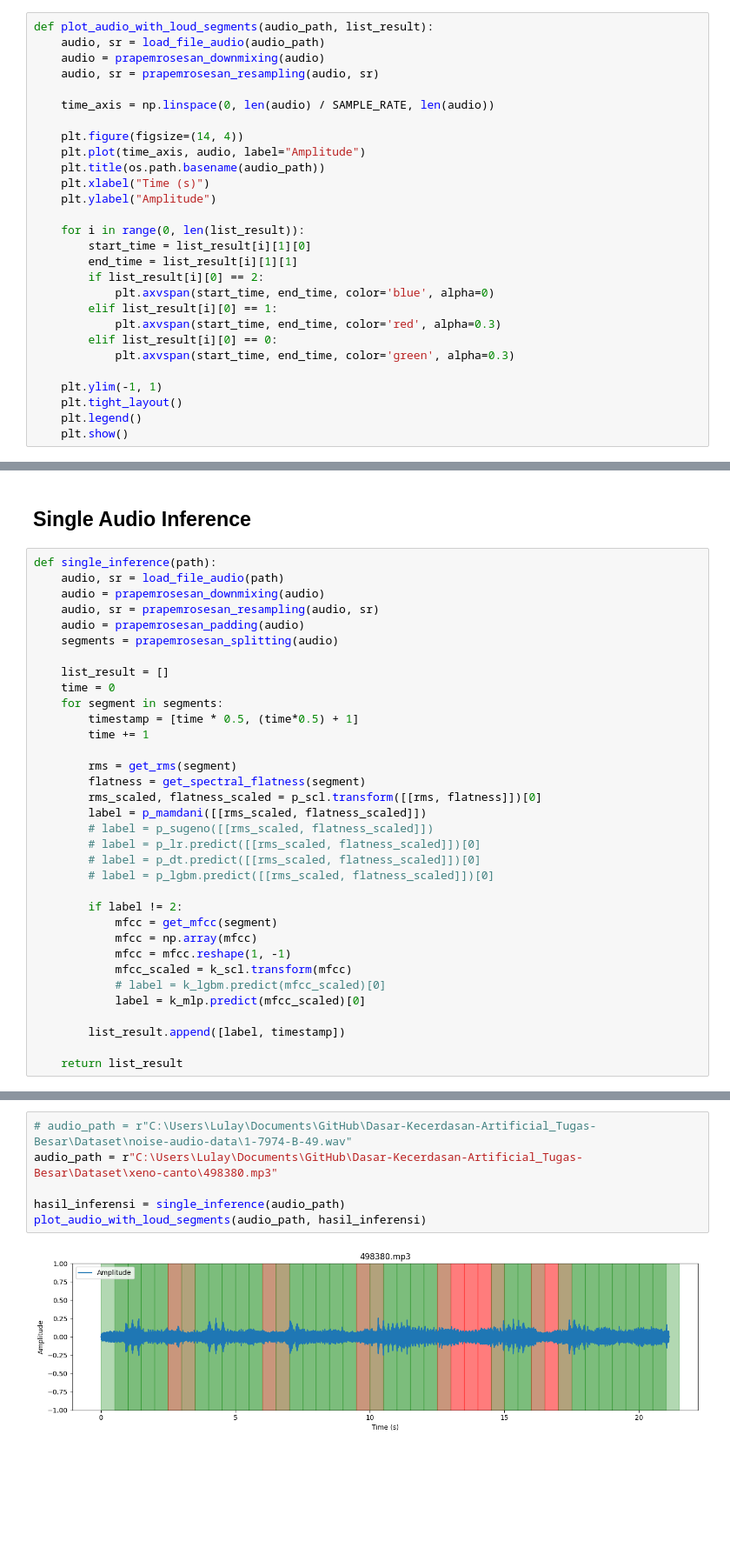
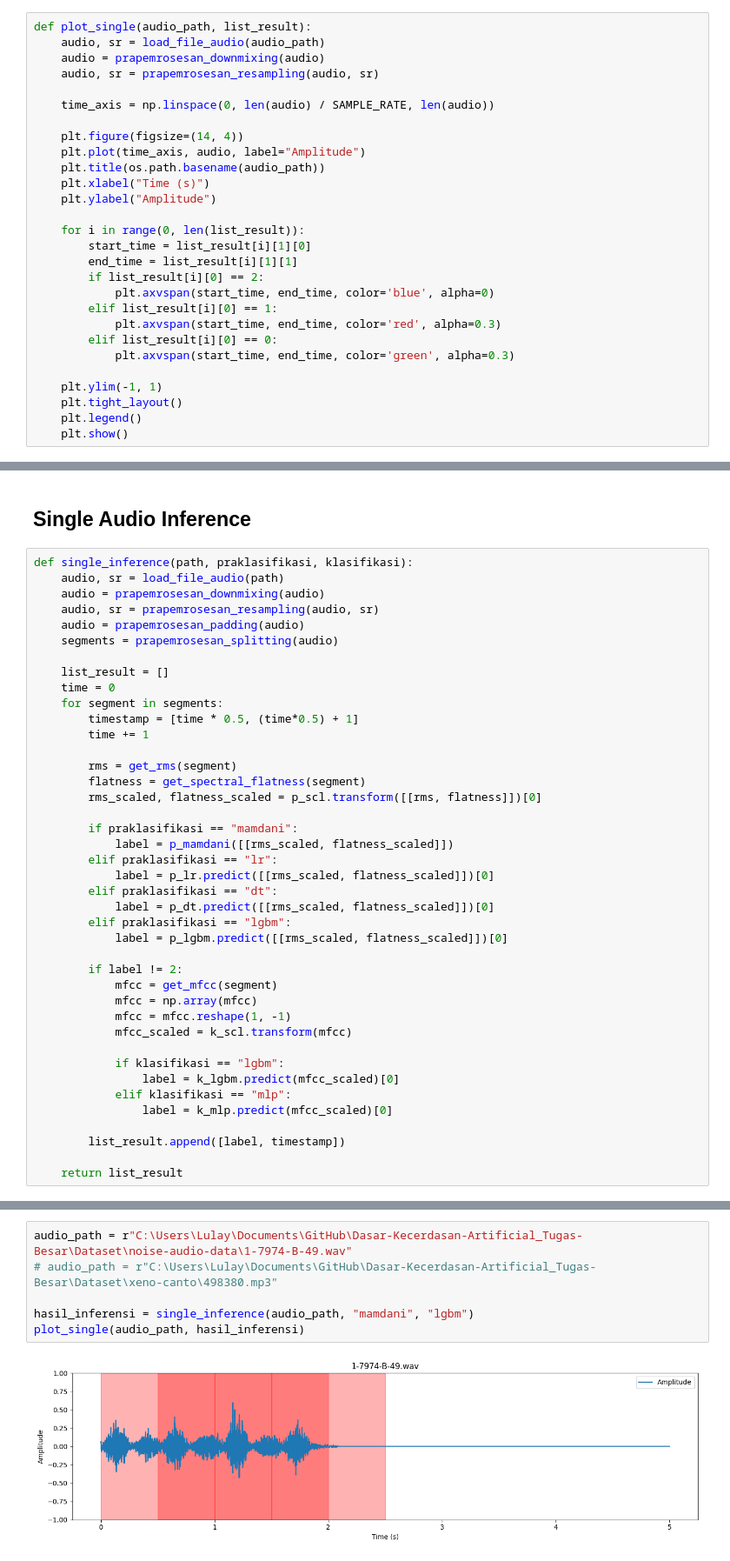
Before and after one commit to FathanAM0/Dasar-Kecerdasan-Artificial_Tugas-Besar, a Jupyter notebook: code_Main.ipynb, the cells around one changed output, grey strips where cells are left out. Shown at 87% size. Cells and saved outputs as stored; diff of their text form; blank space fills up the shorter version.

```diff
--- a/code_Main.ipynb
+++ b/code_Main.ipynb
@@ -100,5 +107,5 @@ def get_mfcc(segment):
 # %%
-def plot_audio_with_loud_segments(audio_path, list_result):
+def plot_single(audio_path, list_result):
     audio, sr = load_file_audio(audio_path)
     audio = prapemrosesan_downmixing(audio)
     audio, sr = prapemrosesan_resampling(audio, sr)
@@ -206,7 +295,7 @@ k_mlp = joblib.load(PATH_MODEL + "/k_mlp.pkl")
 # %% [markdown]
 ## Single Audio Inference
 # %%
-def single_inference(path):
+def single_inference(path, praklasifikasi, klasifikasi):
     audio, sr = load_file_audio(path)
     audio = prapemrosesan_downmixing(audio)
     audio, sr = prapemrosesan_resampling(audio, sr)
@@ -222,19 +311,26 @@ def single_inference(path):
         rms = get_rms(segment)
         flatness = get_spectral_flatness(segment)
         rms_scaled, flatness_scaled = p_scl.transform([[rms, flatness]])[0]
-        label = p_mamdani([[rms_scaled, flatness_scaled]])
-        # label = p_sugeno([[rms_scaled, flatness_scaled]])
-        # label = p_lr.predict([[rms_scaled, flatness_scaled]])[0]
-        # label = p_dt.predict([[rms_scaled, flatness_scaled]])[0]
-        # label = p_lgbm.predict([[rms_scaled, flatness_scaled]])[0]
+
+        if praklasifikasi == "mamdani":
+            label = p_mamdani([[rms_scaled, flatness_scaled]])
+        elif praklasifikasi == "lr":
+            label = p_lr.predict([[rms_scaled, flatness_scaled]])[0]
+        elif praklasifikasi == "dt":
+            label = p_dt.predict([[rms_scaled, flatness_scaled]])[0]
+        elif praklasifikasi == "lgbm":
+            label = p_lgbm.predict([[rms_scaled, flatness_scaled]])[0]
 
         if label != 2:
             mfcc = get_mfcc(segment)
             mfcc = np.array(mfcc)
             mfcc = mfcc.reshape(1, -1)
             mfcc_scaled = k_scl.transform(mfcc)
-            # label = k_lgbm.predict(mfcc_scaled)[0]
-            label = k_mlp.predict(mfcc_scaled)[0]
+
+            if klasifikasi == "lgbm":
+                label = k_lgbm.predict(mfcc_scaled)[0]
+            elif klasifikasi == "mlp":
+                label = k_mlp.predict(mfcc_scaled)[0]
 
         list_result.append([label, timestamp])
 
@@ -244,10 +340,10 @@ def single_inference(path):
 # %%
-# audio_path = r"C:\Users\Lulay\Documents\GitHub\Dasar-Kecerdasan-Artificial_Tugas-Besar\Dataset\noise-audio-data\1-7974-B-49.wav"
-audio_path = r"C:\Users\Lulay\Documents\GitHub\Dasar-Kecerdasan-Artificial_Tugas-Besar\Dataset\xeno-canto\498380.mp3"
+audio_path = r"C:\Users\Lulay\Documents\GitHub\Dasar-Kecerdasan-Artificial_Tugas-Besar\Dataset\noise-audio-data\1-7974-B-49.wav"
+# audio_path = r"C:\Users\Lulay\Documents\GitHub\Dasar-Kecerdasan-Artificial_Tugas-Besar\Dataset\xeno-canto\498380.mp3"
 
-hasil_inferensi = single_inference(audio_path)
-plot_audio_with_loud_segments(audio_path, hasil_inferensi)
+hasil_inferensi = single_inference(audio_path, "mamdani", "lgbm")
+plot_single(audio_path, hasil_inferensi)
 # %% [output]
-[figure, old version]
+[figure, new version]
 # %%
 # audio_path = r"C:\Users\Lulay\Documents\GitHub\Dasar-Kecerdasan-Artificial_Tugas-Besar\Dataset\noise-audio-data"
```
Also changed, not shown: parts of 27 cells of this notebook, 5 other files.
